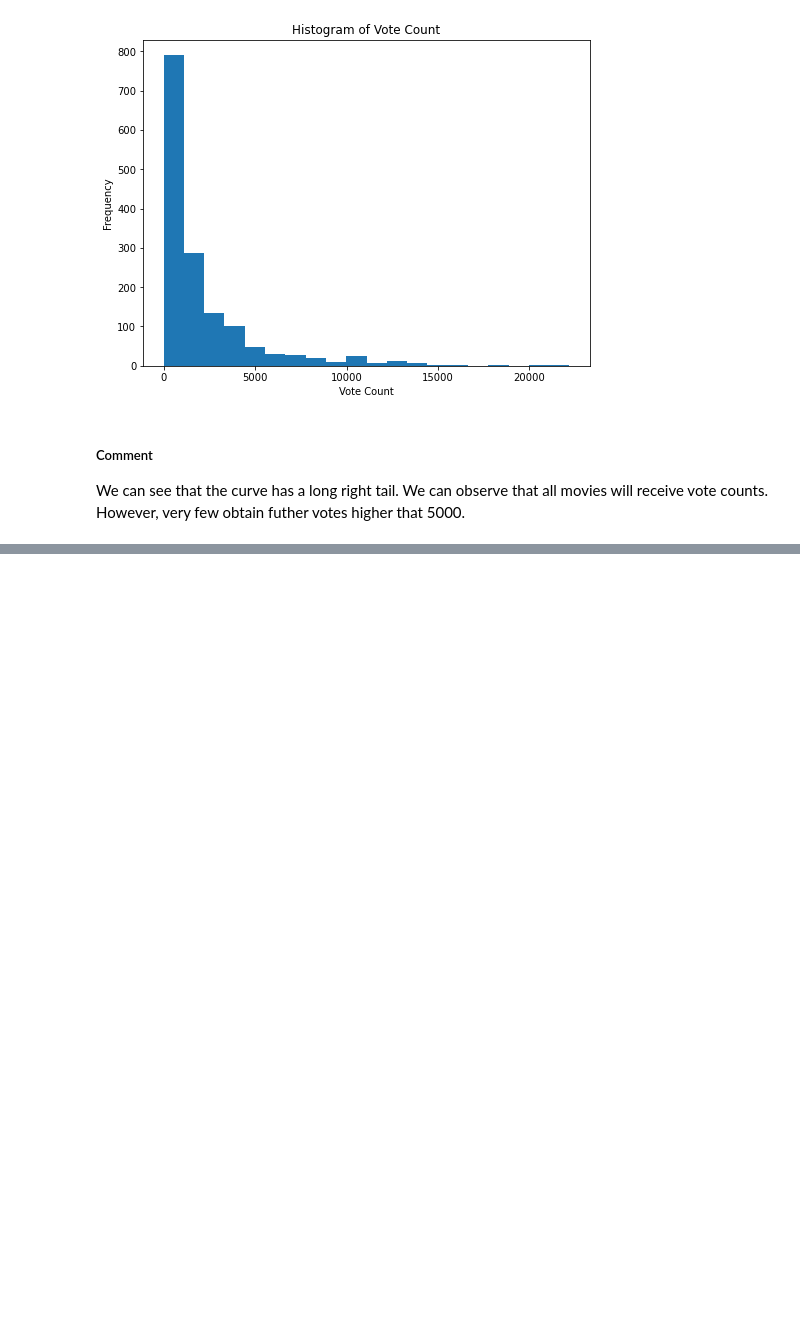
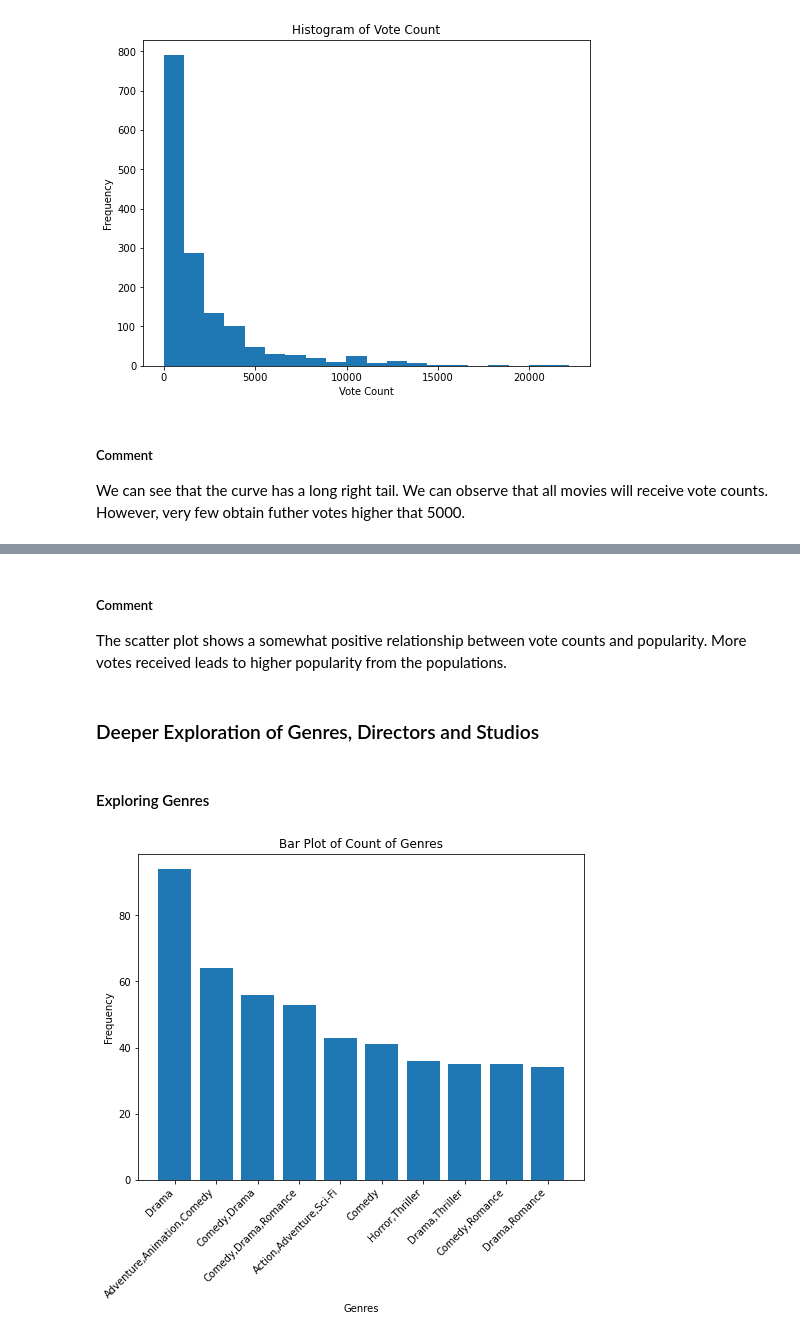
Before and after one commit to ggeorgekkariuki/Microsoft-Movie-Analysis, a Jupyter notebook: student.ipynb, the cells around one changed output, grey strips where cells are left out. Drawn from its saved outputs; the diff is of its cells as text; code cells hidden in the pictures; blank space fills up the shorter version.

Commit message:
Explore Genres feature

```diff
--- a/student.ipynb
+++ b/student.ipynb
@@ -585,0 +629,16 @@ We can see that the curve has a long right tail. We can observe that all movies
+# %% [markdown]
+##### Comment
+The scatter plot shows a somewhat positive relationship between vote counts and popularity. More votes received leads to higher popularity from the populations.
+# %% [markdown]
+### Deeper Exploration of Genres, Directors and Studios
+# %% [markdown]
+#### Exploring Genres
+# %%
+# Top 10 Genres by Count
+data = movies_df["genres"].value_counts()[:10]
+plot_bar(data=data,
+        title="Bar Plot of Count of Genres",
+        xlabel="Genres",
+        ylabel="Frequency")
+# %% [output]
+[figure, added]
```
Also changed, not shown: parts of 19 cells of this notebook.
